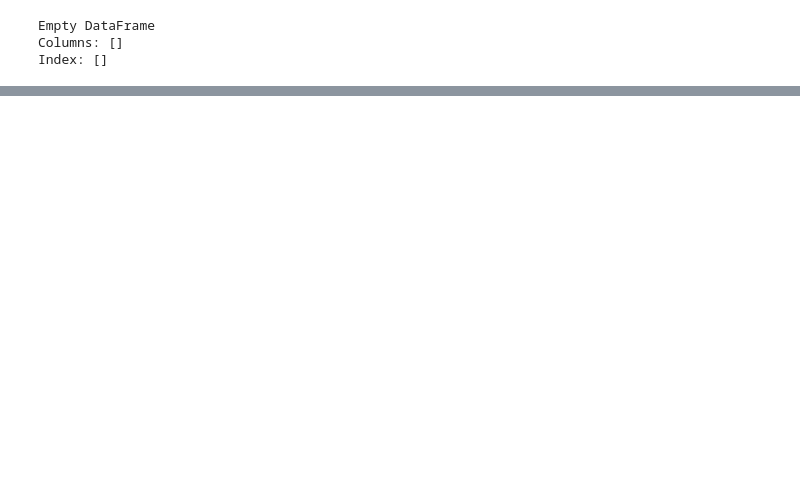
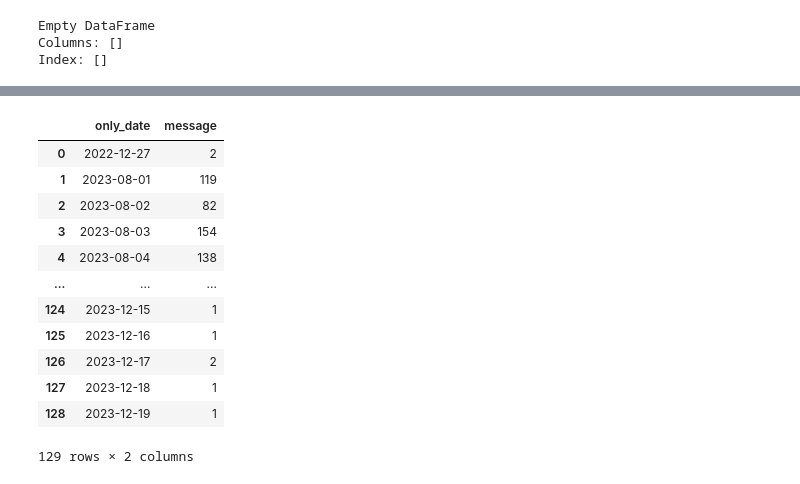
Before and after one commit to prxshetty/WhatsApp-Chat-Analyzer, a Jupyter notebook: whatsapp-chat-analysis.ipynb, the cells around one changed output, grey strips where cells are left out. Saved outputs shown, nothing was run; the diff lists cells and outputs as text; code cells hidden in the pictures; blank space fills up the shorter version.

```diff
--- a/whatsapp-chat-analysis.ipynb
+++ b/whatsapp-chat-analysis.ipynb
@@ -367,0 +434,18 @@ Index: []
+# %%
+df['only_date']=df['date'].dt.date
+daily_timeline=df.groupby('only_date').count()['message'].reset_index()
+daily_timeline
+# %% [output]
+|  | only_date | message |
+| 0 | 2022-12-27 | 2 |
+| 1 | 2023-08-01 | 119 |
+| 2 | 2023-08-02 | 82 |
+| 3 | 2023-08-03 | 154 |
+| 4 | 2023-08-04 | 138 |
+| ... | ... | ... |
+| 124 | 2023-12-15 | 1 |
+| 125 | 2023-12-16 | 1 |
+| 126 | 2023-12-17 | 2 |
+| 127 | 2023-12-18 | 1 |
+| 128 | 2023-12-19 | 1 |
+129 rows × 2 columns
```
Also changed, not shown: parts of 16 cells of this notebook.
